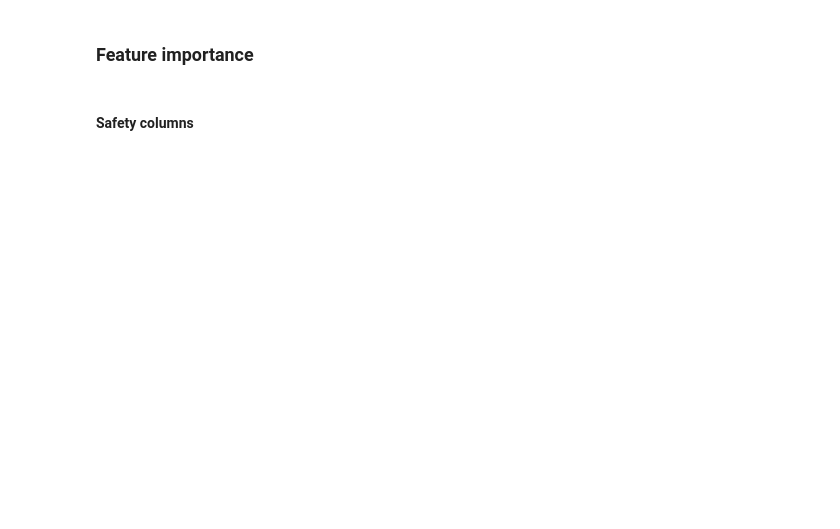
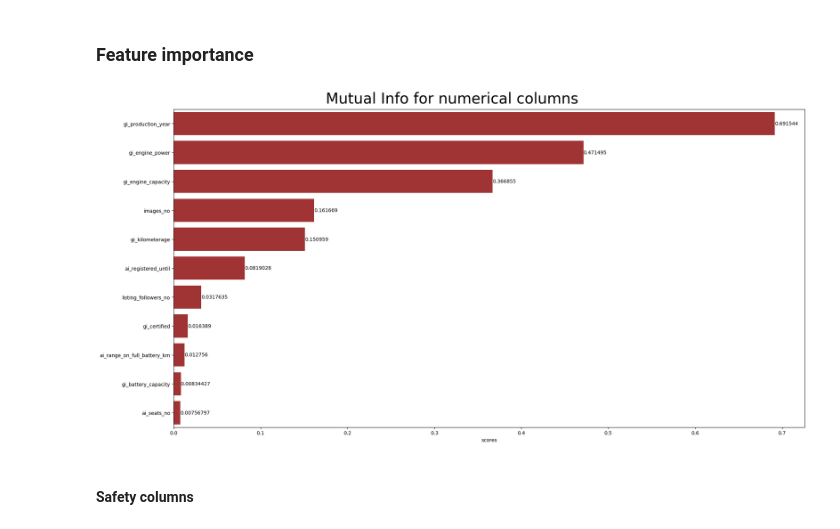
Before and after one commit to aleksa-radojicic/second_hand_car_price_prediction, a Jupyter notebook: notebooks/2_MultivariateAnalysis.ipynb, the cells around one changed output. Saved outputs shown, nothing was run; the diff lists cells and outputs as text; code cells hidden in the pictures; blank space fills up the shorter version.

```diff
--- a/notebooks/2_MultivariateAnalysis.ipynb
+++ b/notebooks/2_MultivariateAnalysis.ipynb
@@ -118,5 +118,20 @@ nb_utils.plot_bar_correlations(
 # %% [markdown]
 ### Feature importance
+# %%
+from src.features.other_transformers import MissingValuesHandler, CategoryTypesTransformer
+from src.utils import PipelineMetadata
+cat_handler = CategoryTypesTransformer()
+cat_handler.set_pipe_meta(PipelineMetadata("", metadata, Metadata()))
+handler = MissingValuesHandler()
+handler.set_pipe_meta(PipelineMetadata("", metadata, Metadata()))
+
+df_ = cat_handler.fit_transform(df)
+df_without_nans = handler.fit_transform(df_)
+
+anova_scores = get_mutual_info_scores(X=df_without_nans[metadata.features_info["numerical"]], y=df_without_nans[cfg.label_col])
+nb_utils.plot_mutual_info(anova_scores, "Mutual Info for numerical columns", color="firebrick");
+# %% [output]
+[figure, added]
 # %% [markdown]
 #### Safety columns
 # %%
```
Also changed, not shown: parts of 8 cells of this notebook, 17 other files.
